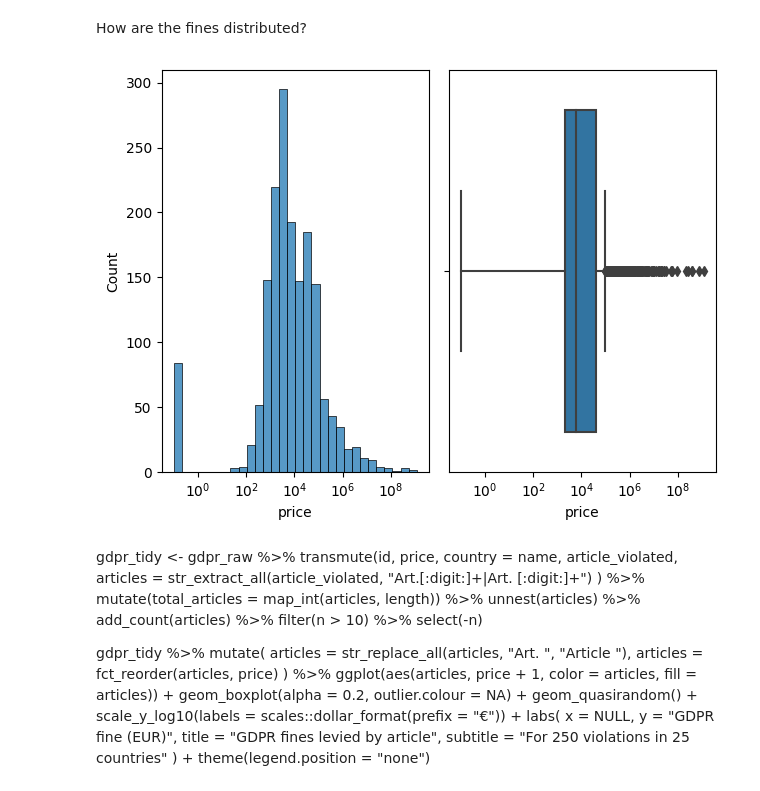
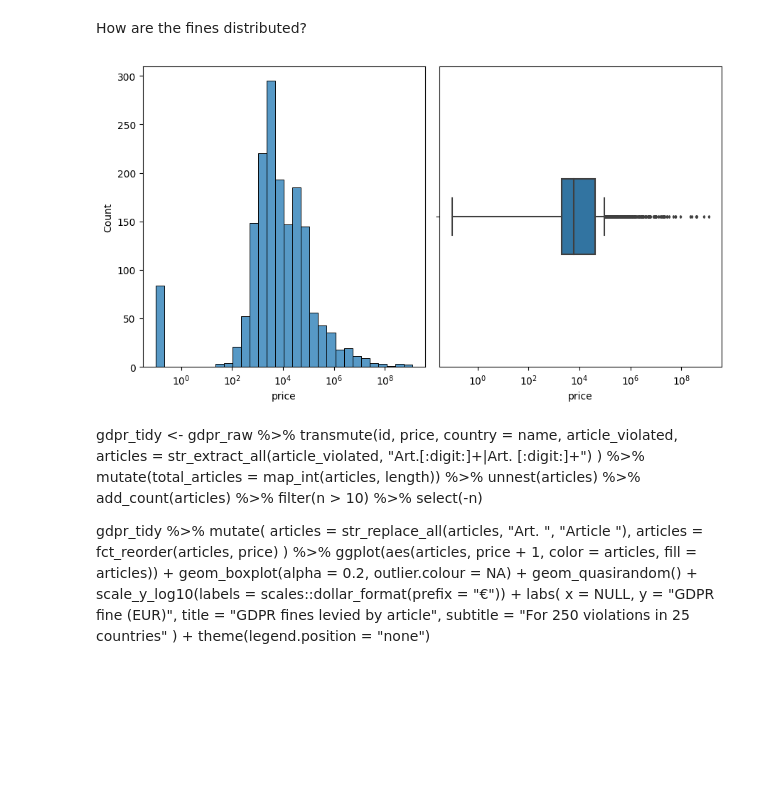
Before and after one commit to dc27/gdpr-fines-analysis, a Jupyter notebook: dev.ipynb, the cells around one changed output. Saved outputs shown, nothing was run; the diff lists cells and outputs as text; code cells hidden in the pictures; blank space fills up the shorter version.

```diff
--- a/dev.ipynb
+++ b/dev.ipynb
@@ -24,14 +24,14 @@ import seaborn as sns
 # %%
 fines_nozero = fines.assign(price = lambda x: x.price+0.1)
 # %%
-fig, ax = plt.subplots(1,2)
-hp = sns.histplot(data=fines_nozero, x="price", bins=30, log_scale=(True, False), ax=ax[0]);
-bp = sns.boxplot(data=fines_nozero, x="price", ax=ax[1]);
+fig, ax = plt.subplots(1,2, figsize=(9, 5))
+sns.histplot(data=fines_nozero, x="price", bins=30, log_scale=(True, False), ax=ax[0]);
+sns.boxplot(data=fines_nozero, x="price", ax=ax[1], fliersize=2, width=0.25);
 
 fig.axes[1].set_xscale('log')
 fig.tight_layout()
 # %% [output]
-[figure, old version]
+[figure, new version]
 # %% [markdown]
 gdpr_tidy <- gdpr_raw %>%
   transmute(id,
```
Also changed, not shown: parts of 19 cells of this notebook.
